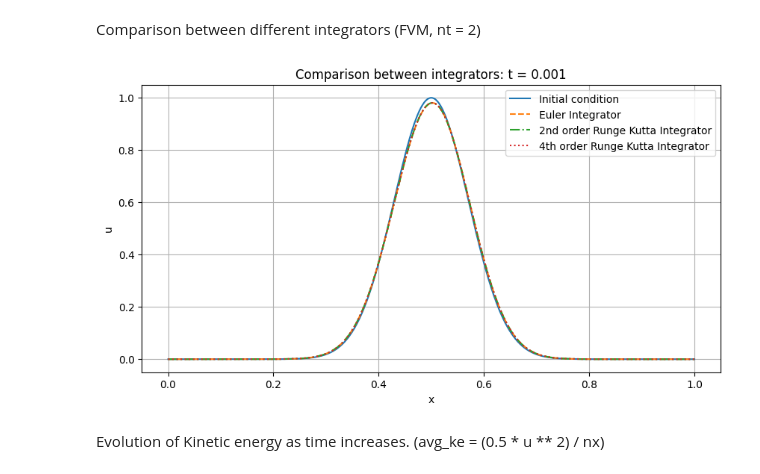
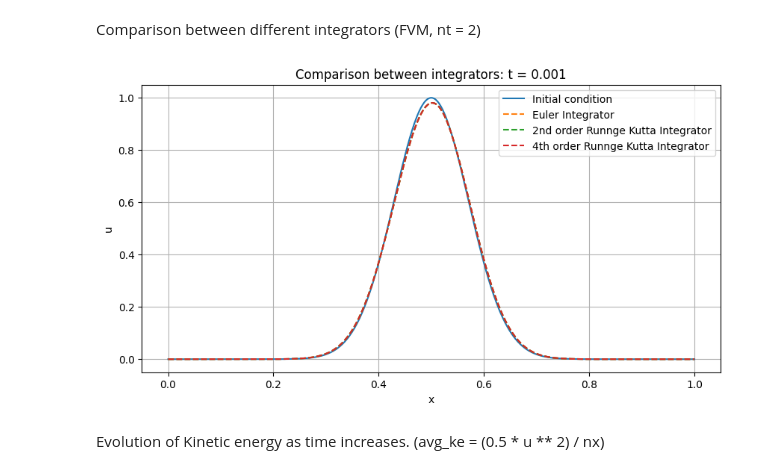
Before and after one commit to HengruiZhu99/APC524, a Jupyter notebook: FDM_FVM.ipynb, the cells around one changed output. Drawn from its saved outputs; the diff is of its cells as text; code cells hidden in the pictures.

```diff
--- a/FDM_FVM.ipynb
+++ b/FDM_FVM.ipynb
@@ -171,24 +50,9 @@ u_final_4 = EulerIntegrator().integrate(GaussionInitialize(), FVMMethod(), nx, L
 u_final_5 = EulerIntegrator().integrate(GaussionInitialize(), FVMMethod(), nx, L, nu, 5)
 
 # Plot the initial and final solutions
-def plot_results(x, u_initial):
-    plt.figure(figsize=(10, 5))
-    plt.plot(x, u_initial, label='Initial condition')
-    plt.plot(x, u_final_1, label='t = 0.001', linestyle='--')
-    plt.plot(x, u_final_2, label='t = 0.002', linestyle='--')
-    plt.plot(x, u_final_3, label='t = 0.003', linestyle='--')
-    plt.plot(x, u_final_4, label='t = 0.004', linestyle='--')
-    plt.plot(x, u_final_5, label='t = 0.005', linestyle='--')
-
-    plt.title('Evolution of Navier stokes\'s Equation: Finite Volume Method')
-    plt.xlabel('x')
-    plt.ylabel('u')
-    plt.legend()
-    plt.grid(True)
-    plt.show()
-
-# Plot the results
-plot_results(x, u_initial)
+plot_results(x, u_initial, [u_final_1, u_final_2, u_final_3, u_final_4, u_final_5],
+             labels=['t = 0.001','t = 0.002','t = 0.003','t = 0.004','t = 0.005'],
+             title='Evolution of Navier stokes\'s Equation: Finite Volume Method')
 # %% [output]
 [figure]
 # %% [markdown]
@@ -196,39 +60,27 @@ Comparison between different integrators (FVM, nt = 2)
 # %%
 # Problem inputs
 ## Set the basic parameter
 nx = 1000            # Number of spatial points
 L = 1.0             # Length of the domain
 dt = 0.001           # Time step size
 nt = 1              # Time steps
 tlim = dt * nt      # End time for simulation
 nu = 0.1            # Viscosity
 
 ## Set the initial condition
 dx = L / (nx - 1)
 x, u_initial, dx = GaussionInitialize().initialize(nx, L)
 
 u_final_euler = EulerIntegrator().integrate(GaussionInitialize(), FVMMethod(), nx, L, nu, nt)
 u_final_rk2 = RK2Integrator().integrate(GaussionInitialize(), FVMMethod(), nx, L, nu, nt)
 u_final_rk4 = RK4Integrator().integrate(GaussionInitialize(), FVMMethod(), nx, L, nu, nt)
 
 # Plot the initial and final solutions
-def plot_results(x, u_initial):
-    plt.figure(figsize=(10, 5))
-    plt.plot(x, u_initial, label='Initial condition')
-    plt.plot(x, u_final_euler, label='Euler Integrator',linestyle='--')
-    plt.plot(x, u_final_rk2, label='2nd order Runge Kutta Integrator', linestyle='-.')
-    plt.plot(x, u_final_rk4, label='4th order Runge Kutta Integrator', linestyle=':')
-    plt.title('Comparison between integrators: t = 0.001')
-    plt.xlabel('x')
-    plt.ylabel('u')
-    plt.legend()
-    plt.grid(True)
-    plt.show()
-
-# Plot the results
-plot_results(x, u_initial)
+plot_results(x, u_initial, [u_final_euler, u_final_rk2, u_final_rk4],
+             labels=['Euler Integrator', '2nd order Runnge Kutta Integrator', '4th order Runnge Kutta Integrator'],
+             title=f'Comparison between integrators: t = {dt}')
 # %% [output]
-[figure, old version]
+[figure, new version]
 # %% [markdown]
 Evolution of Kinetic energy as time increases. (avg_ke = (0.5 * u ** 2) / nx)
 # %%
```
Also changed, not shown: parts of 5 cells of this notebook, 11 other files.
